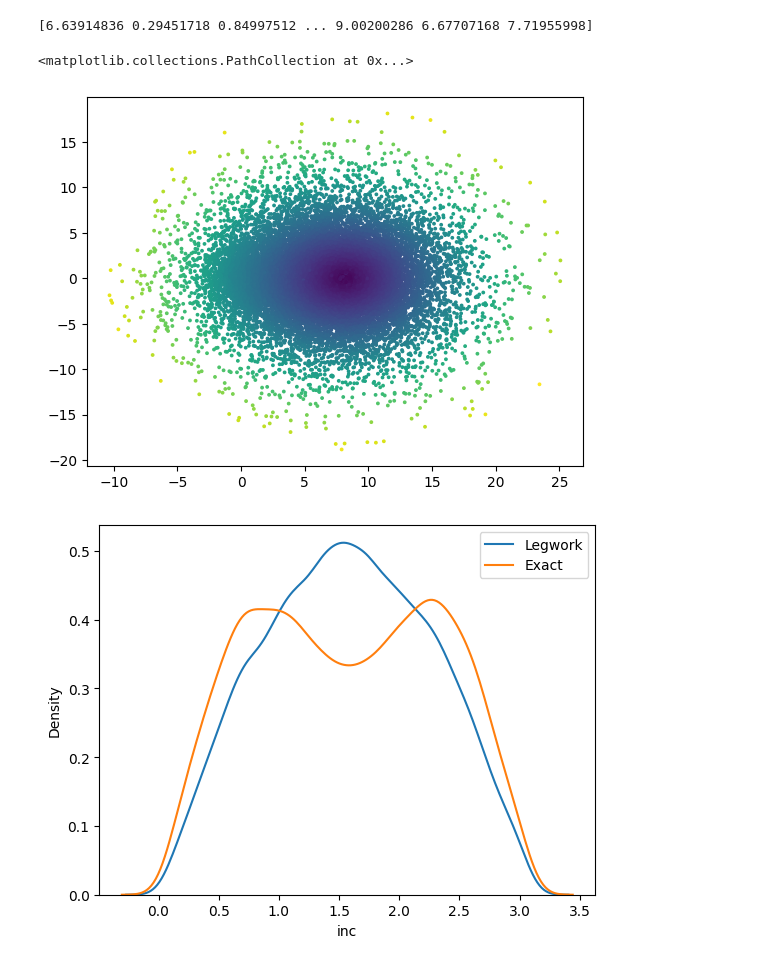
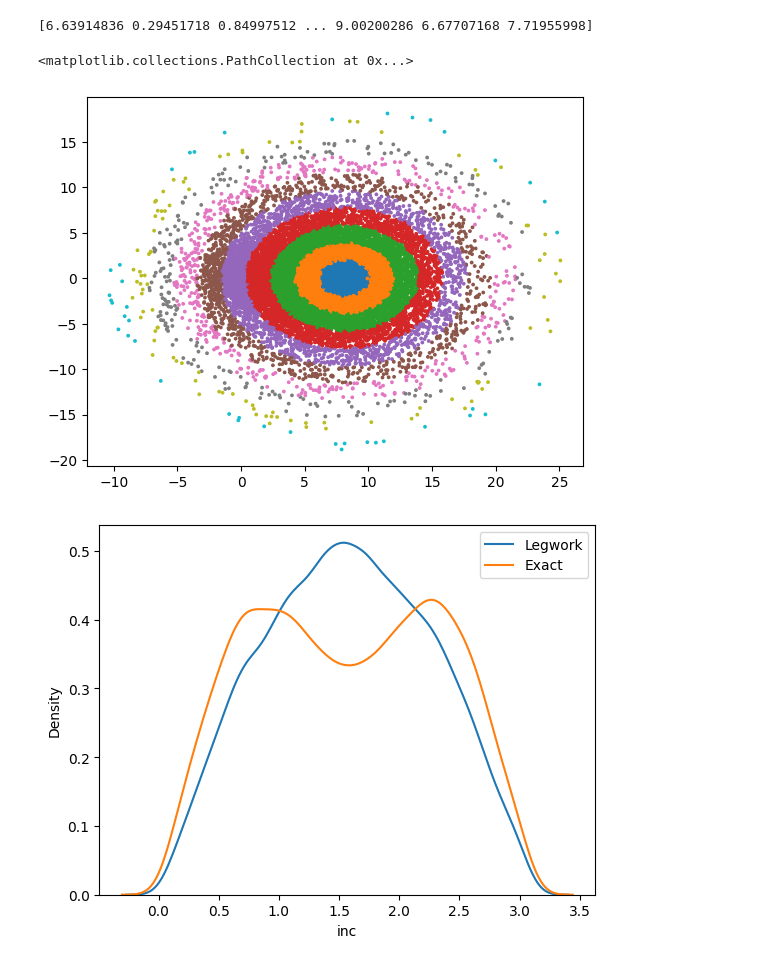
Before and after one commit to nelemans/LISA_GB_population, a Jupyter notebook: LISA_community_day_populations.ipynb, the cells around one changed output. Drawn from its saved outputs; the diff is of its cells as text; code cells hidden in the pictures.

```diff
--- a/LISA_community_day_populations.ipynb
+++ b/LISA_community_day_populations.ipynb
@@ -368,10 +368,10 @@ print(gal_d)
 # %%
 data['gal_d'] = gal_d
 # %%
-plt.scatter(data['d']*np.cos(data['l']/57.3),data['d']*np.sin(data['l']/57.3),c=data['gal_d'],s=3,alpha=1)
+plt.scatter(data['d']*np.cos(data['l']/57.3),data['d']*np.sin(data['l']/57.3),c=data['gal_d'],s=3,alpha=1,cmap='tab10')
 # %% [output]
 <matplotlib.collections.PathCollection at 0x...>
-[figure, old version]
+[figure, new version]
 # %%
 # plot historgrams/KDE for population with SNR_Legwork > 7 and SNR_Angles > 7, Mchirp, inclination, sky position
 sns.kdeplot(data[maskLegwork],x='inc',label='Legwork')
```
Also changed, not shown: parts of 1 cell of this notebook.
